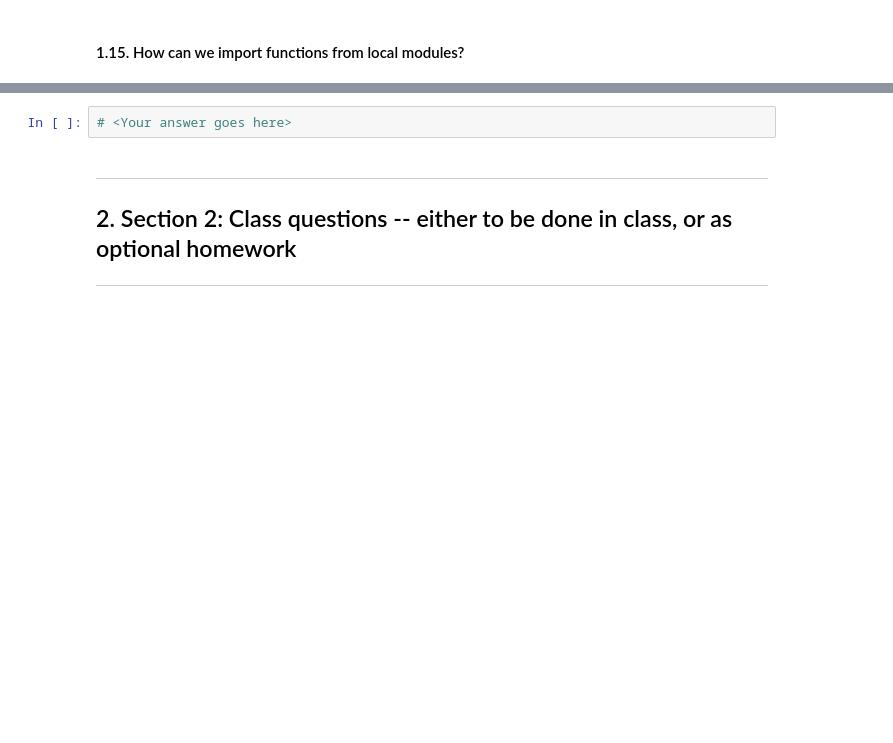
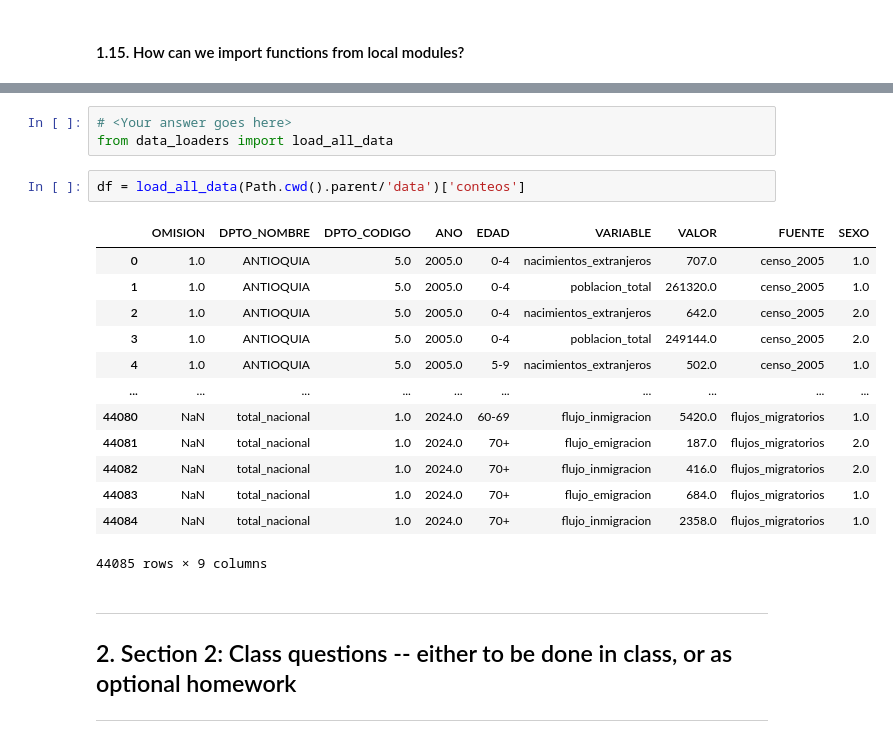
Before and after one commit to crahal/PyCCM, a Jupyter notebook: course/labs/questions/Computer_Lab_1.ipynb, the cells around one changed output, grey strips where cells are left out. Cells and saved outputs as stored; diff of their text form; blank space fills up the shorter version.

```diff
--- a/course/labs/questions/Computer_Lab_1.ipynb
+++ b/course/labs/questions/Computer_Lab_1.ipynb
@@ -644,5 +797,22 @@ df = pd.DataFrame(data)
 # %%
 # <Your answer goes here>
+from data_loaders import load_all_data
+# %%
+df = load_all_data(Path.cwd().parent/'data')['conteos']
+# %% [output]
+|  | OMISION | DPTO_NOMBRE | DPTO_CODIGO | ANO | EDAD | VARIABLE | VALOR | FUENTE | SEXO |
+| 0 | 1.0 | ANTIOQUIA | 5.0 | 2005.0 | 0-4 | nacimientos_extranjeros | 707.0 | censo_2005 | 1.0 |
+| 1 | 1.0 | ANTIOQUIA | 5.0 | 2005.0 | 0-4 | poblacion_total | 261320.0 | censo_2005 | 1.0 |
+| 2 | 1.0 | ANTIOQUIA | 5.0 | 2005.0 | 0-4 | nacimientos_extranjeros | 642.0 | censo_2005 | 2.0 |
+| 3 | 1.0 | ANTIOQUIA | 5.0 | 2005.0 | 0-4 | poblacion_total | 249144.0 | censo_2005 | 2.0 |
+| 4 | 1.0 | ANTIOQUIA | 5.0 | 2005.0 | 5-9 | nacimientos_extranjeros | 502.0 | censo_2005 | 1.0 |
+| ... | ... | ... | ... | ... | ... | ... | ... | ... | ... |
+| 44080 | NaN | total_nacional | 1.0 | 2024.0 | 60-69 | flujo_inmigracion | 5420.0 | flujos_migratorios | 1.0 |
+| 44081 | NaN | total_nacional | 1.0 | 2024.0 | 70+ | flujo_emigracion | 187.0 | flujos_migratorios | 2.0 |
+| 44082 | NaN | total_nacional | 1.0 | 2024.0 | 70+ | flujo_inmigracion | 416.0 | flujos_migratorios | 2.0 |
+| 44083 | NaN | total_nacional | 1.0 | 2024.0 | 70+ | flujo_emigracion | 684.0 | flujos_migratorios | 1.0 |
+| 44084 | NaN | total_nacional | 1.0 | 2024.0 | 70+ | flujo_inmigracion | 2358.0 | flujos_migratorios | 1.0 |
+44085 rows × 9 columns
 # %% [markdown]
 ---
 ## 2. Section 2: Class questions -- either to be done in class, or as optional homework
```
Also changed, not shown: parts of 34 cells of this notebook, 2 other files.
